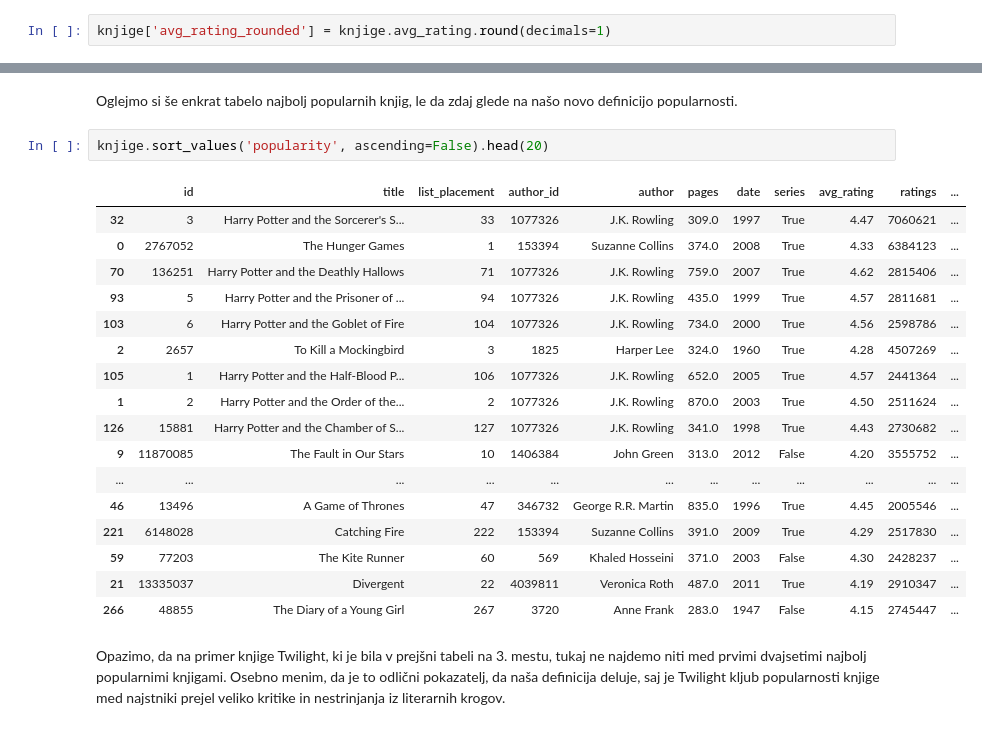
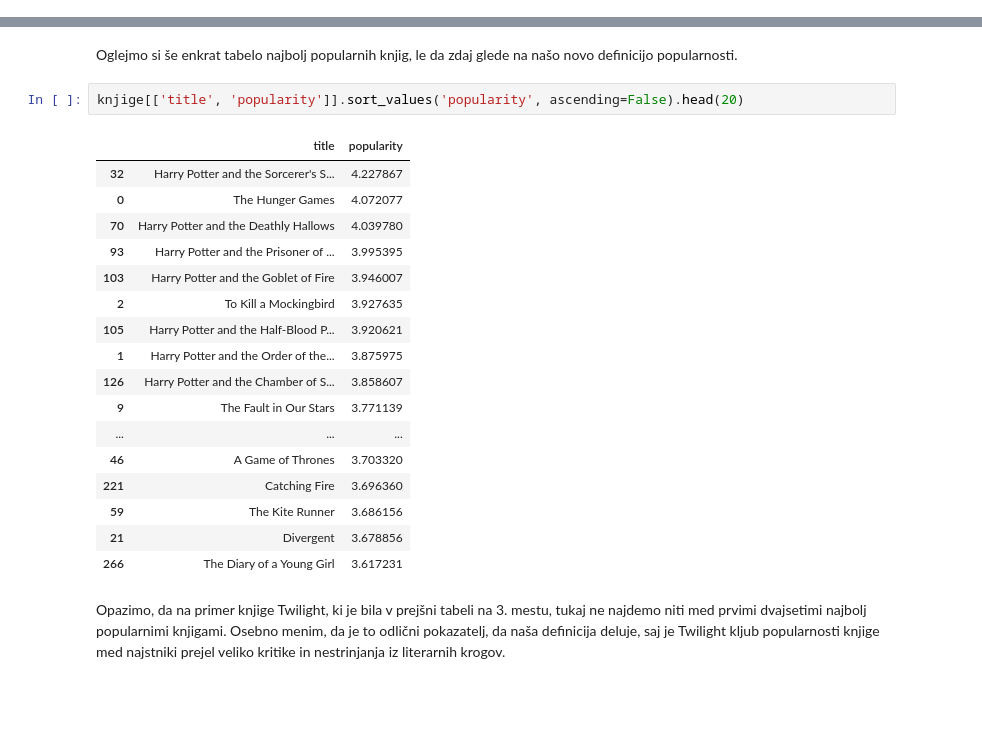
Before and after one commit to milaneztim/goodreads, a Jupyter notebook: Analiza.ipynb, the cells around one changed output, grey strips where cells are left out. Saved outputs shown, nothing was run; the diff lists cells and outputs as text; blank space fills up the shorter version.

```diff
--- a/Analiza.ipynb
+++ b/Analiza.ipynb
@@ -44,5 +44,3 @@ knjige.groupby('avg_rating_rounded').mean().ratings.plot.bar(xlabel='ocena', yla
 # %% [output]
 <AxesSubplot:xlabel='ocena', ylabel='število ocen'>
 [figure]
-# %%
-knjige['avg_rating_rounded'] = knjige.avg_rating.round(decimals=1)
@@ -53,25 +55,25 @@ knjige['popularity'] = knjige.avg_rating * knjige.ratings / (knjige.ratings + av
 # %% [markdown]
 Oglejmo si še enkrat tabelo najbolj popularnih knjig, le da zdaj glede na našo novo definicijo popularnosti.
 # %%
-knjige.sort_values('popularity', ascending=False).head(20)
+knjige[['title', 'popularity']].sort_values('popularity', ascending=False).head(20)
 # %% [output]
-|  | id | title | list_placement | author_id | author | pages | date | series | avg_rating | ratings | ... |
-| 32 | 3 | Harry Potter and the Sorcerer's S... | 33 | 1077326 | J.K. Rowling | 309.0 | 1997 | True | 4.47 | 7060621 | ... |
-| 0 | 2767052 | The Hunger Games | 1 | 153394 | Suzanne Collins | 374.0 | 2008 | True | 4.33 | 6384123 | ... |
-| 70 | 136251 | Harry Potter and the Deathly Hallows | 71 | 1077326 | J.K. Rowling | 759.0 | 2007 | True | 4.62 | 2815406 | ... |
-| 93 | 5 | Harry Potter and the Prisoner of ... | 94 | 1077326 | J.K. Rowling | 435.0 | 1999 | True | 4.57 | 2811681 | ... |
-| 103 | 6 | Harry Potter and the Goblet of Fire | 104 | 1077326 | J.K. Rowling | 734.0 | 2000 | True | 4.56 | 2598786 | ... |
-| 2 | 2657 | To Kill a Mockingbird | 3 | 1825 | Harper Lee | 324.0 | 1960 | True | 4.28 | 4507269 | ... |
-| 105 | 1 | Harry Potter and the Half-Blood P... | 106 | 1077326 | J.K. Rowling | 652.0 | 2005 | True | 4.57 | 2441364 | ... |
-| 1 | 2 | Harry Potter and the Order of the... | 2 | 1077326 | J.K. Rowling | 870.0 | 2003 | True | 4.50 | 2511624 | ... |
-| 126 | 15881 | Harry Potter and the Chamber of S... | 127 | 1077326 | J.K. Rowling | 341.0 | 1998 | True | 4.43 | 2730682 | ... |
-| 9 | 11870085 | The Fault in Our Stars | 10 | 1406384 | John Green | 313.0 | 2012 | False | 4.20 | 3555752 | ... |
-| ... | ... | ... | ... | ... | ... | ... | ... | ... | ... | ... | ... |
-| 46 | 13496 | A Game of Thrones | 47 | 346732 | George R.R. Martin | 835.0 | 1996 | True | 4.45 | 2005546 | ... |
-| 221 | 6148028 | Catching Fire | 222 | 153394 | Suzanne Collins | 391.0 | 2009 | True | 4.29 | 2517830 | ... |
-| 59 | 77203 | The Kite Runner | 60 | 569 | Khaled Hosseini | 371.0 | 2003 | False | 4.30 | 2428237 | ... |
-| 21 | 13335037 | Divergent | 22 | 4039811 | Veronica Roth | 487.0 | 2011 | True | 4.19 | 2910347 | ... |
-| 266 | 48855 | The Diary of a Young Girl | 267 | 3720 | Anne Frank | 283.0 | 1947 | False | 4.15 | 2745447 | ... |
+|  | title | popularity |
+| 32 | Harry Potter and the Sorcerer's S... | 4.227867 |
+| 0 | The Hunger Games | 4.072077 |
+| 70 | Harry Potter and the Deathly Hallows | 4.039780 |
+| 93 | Harry Potter and the Prisoner of ... | 3.995395 |
+| 103 | Harry Potter and the Goblet of Fire | 3.946007 |
+| 2 | To Kill a Mockingbird | 3.927635 |
+| 105 | Harry Potter and the Half-Blood P... | 3.920621 |
+| 1 | Harry Potter and the Order of the... | 3.875975 |
+| 126 | Harry Potter and the Chamber of S... | 3.858607 |
+| 9 | The Fault in Our Stars | 3.771139 |
+| ... | ... | ... |
+| 46 | A Game of Thrones | 3.703320 |
+| 221 | Catching Fire | 3.696360 |
+| 59 | The Kite Runner | 3.686156 |
+| 21 | Divergent | 3.678856 |
+| 266 | The Diary of a Young Girl | 3.617231 |
 # %% [markdown]
 Opazimo, da na primer knjige Twilight, ki je bila v prejšni tabeli na 3. mestu, tukaj ne najdemo niti med prvimi dvajsetimi najbolj popularnimi knjigami. Osebno menim, da je to odlični pokazatelj, da naša definicija deluje, saj je Twilight kljub popularnosti knjige med najstniki prejel veliko kritike in nestrinjanja iz literarnih krogov.
 # %%
```
Also changed, not shown: parts of 9 cells of this notebook.
